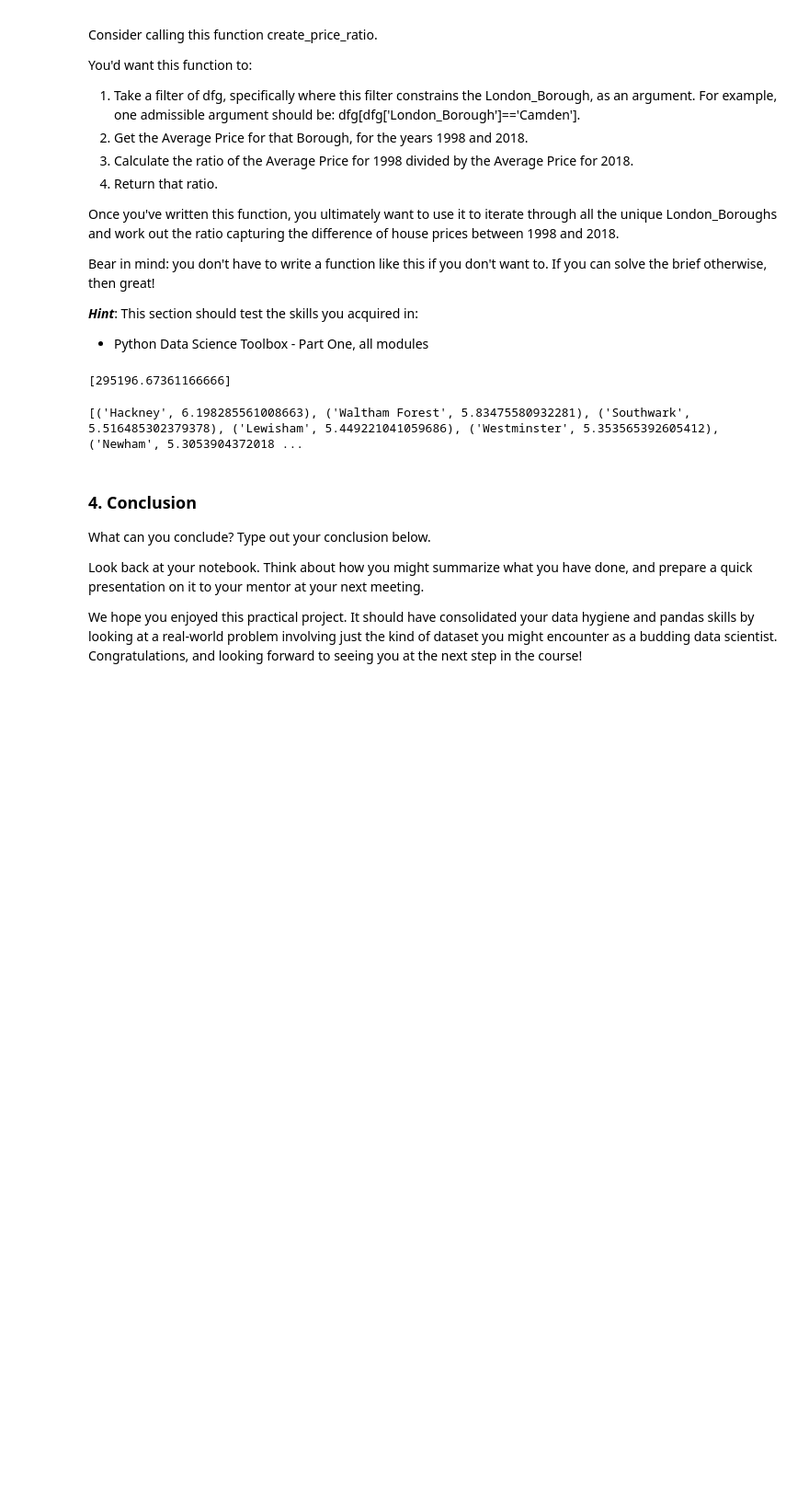
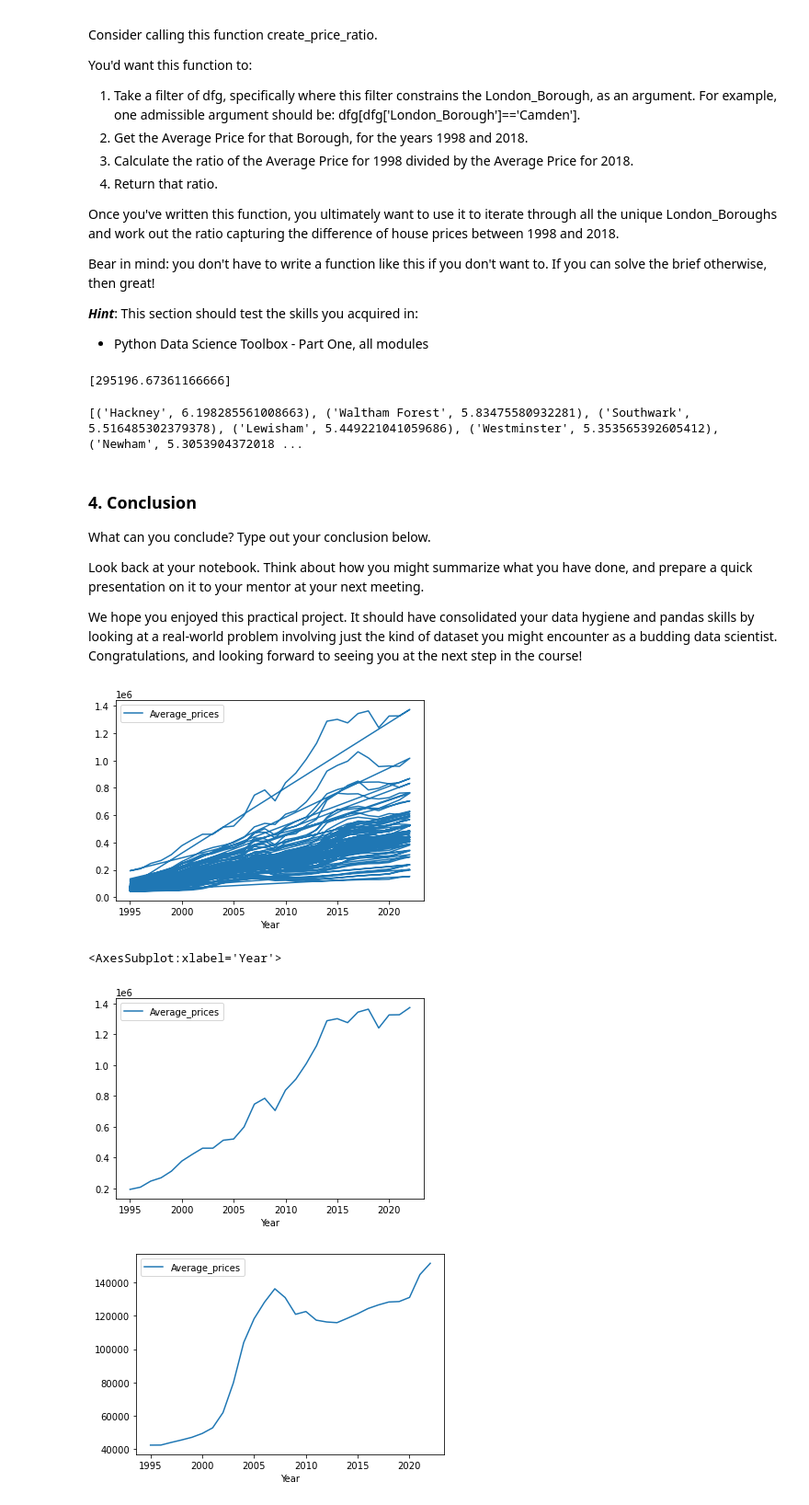
Before and after one commit to quinle/springboard, a Jupyter notebook: Unit 4 Challenge - Tier 3.ipynb, the cells around one changed output. Shown: that part at 92% size. Saved outputs shown, nothing was run; the diff lists cells and outputs as text; code cells hidden in the pictures; blank space fills up the shorter version.

```diff
--- a/Unit 4 Challenge - Tier 3.ipynb
+++ b/Unit 4 Challenge - Tier 3.ipynb
@@ -327,3 +330,28 @@ What can you conclude? Type out your conclusion below.
 Look back at your notebook. Think about how you might summarize what you have done, and prepare a quick presentation on it to your mentor at your next meeting.
 
 We hope you enjoyed this practical project. It should have consolidated your data hygiene and pandas skills by looking at a real-world problem involving just the kind of dataset you might encounter as a budding data scientist. Congratulations, and looking forward to seeing you at the next step in the course!
+# %%
+#The boroughs with greatest increase in prices from 1998 to 2018 are Hackney, Waltham Forest, and Southwark
+#in that order.
+#borough with max price in 1998
+result[result['Year'] == 1998].sort_values(by = 'Average_prices', ascending = False)
+#borough with min price in 1998
+result[result['Year'] == 1998].sort_values(by = 'Average_prices', ascending = True)
+#borough with max price in 2018
+result[result['Year'] == 2018].sort_values(by = 'Average_prices', ascending = False)
+#borough with min price in 2018
+result[result['Year'] == 2018].sort_values(by = 'Average_prices', ascending = True)
+#how the price of each borough change over years
+result.plot(x = 'Year', y = 'Average_prices')
+plt.show()
+#Understand price trend of Kensington & Chelsea
+KC_price = result[result['Borough'] == 'Kensington & Chelsea']
+KC_price.plot(x = 'Year', y = 'Average_prices')
+#Understand price trend of north east
+NE_price = result[result['Borough'] == 'NORTH EAST']
+NE_price.plot(x = 'Year', y = 'Average_prices')
+# %% [output]
+[figure, added]
+<AxesSubplot:xlabel='Year'>
+[figure, added]
+[figure, added]
```
Also changed, not shown: parts of 1 cell of this notebook.
